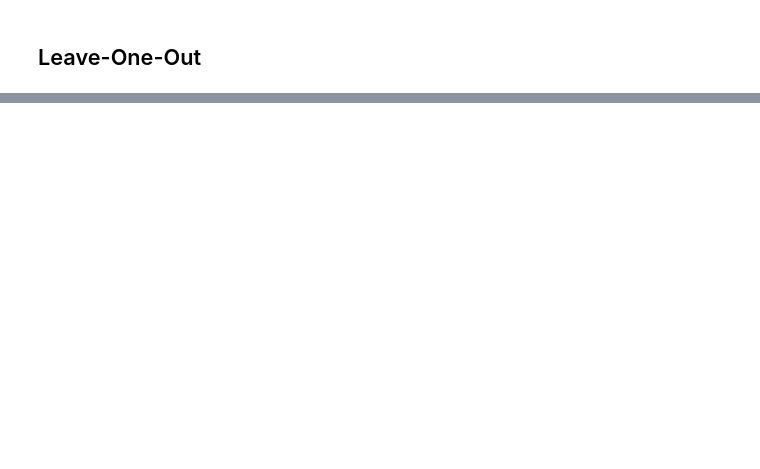
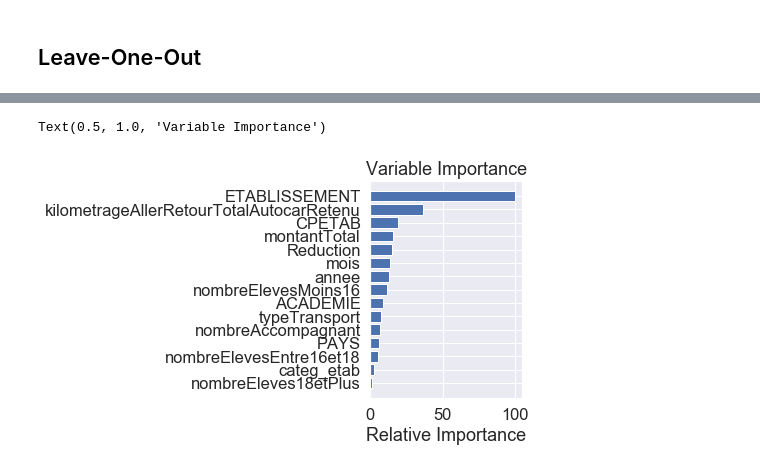
Before and after one commit to tafadiop123/Bec-France-Augmented, a Jupyter notebook: Bec France Project.ipynb, the cells around one changed output, grey strips where cells are left out. Drawn from its saved outputs; the diff is of its cells as text; code cells hidden in the pictures; blank space fills up the shorter version.

```diff
--- a/Bec France Project.ipynb
+++ b/Bec France Project.ipynb
@@ -586,0 +697,3 @@ array([1., 1., 1., ..., 1., 1., 1.])
+# %%
+Y_train1 = Y.iloc[0:703,]
+Y_train1
@@ -586,0 +807,16 @@ array([1., 1., 1., ..., 1., 1., 1.])
+# %%
+### Regardons l'importance de nos variables dans le modèle
+feature_name = X.columns
+limit = 15
+feature_importance = gbc_bec.feature_importances_[:15]
+feature_importance = 100.0 * (feature_importance / feature_importance.max())
+sorted_idx = np.argsort(feature_importance)
+pos = np.arange(sorted_idx.shape[0]) + .5
+plt.subplot(1, 2, 2)
+plt.barh(pos, feature_importance[sorted_idx], align='center')
+plt.yticks(pos, feature_name[sorted_idx])
+plt.xlabel('Relative Importance')
+plt.title('Variable Importance')
+# %% [output]
+Text(0.5, 1.0, 'Variable Importance')
+[figure, added]
```
Also changed, not shown: parts of 26 cells of this notebook.
